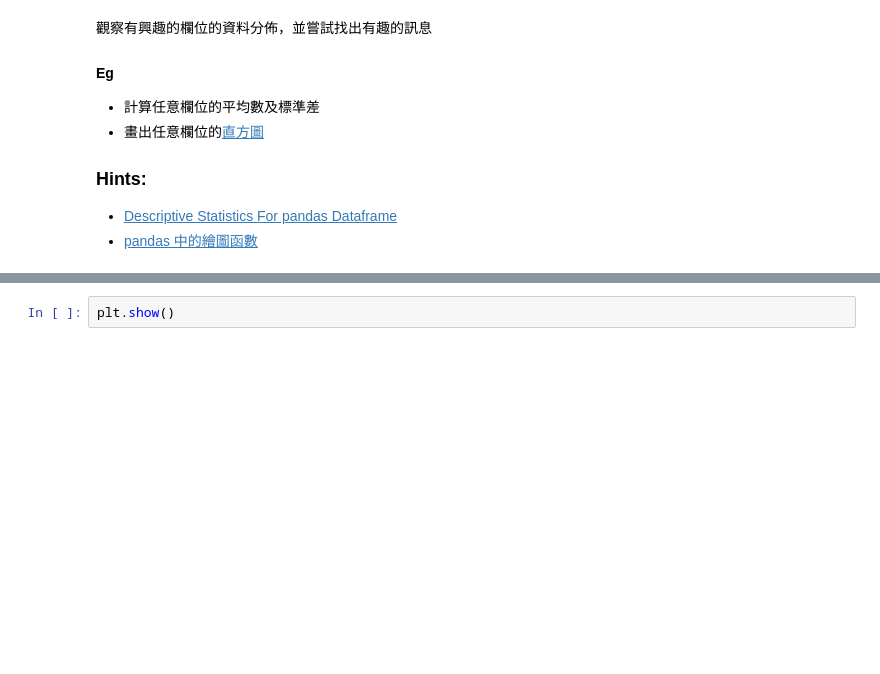
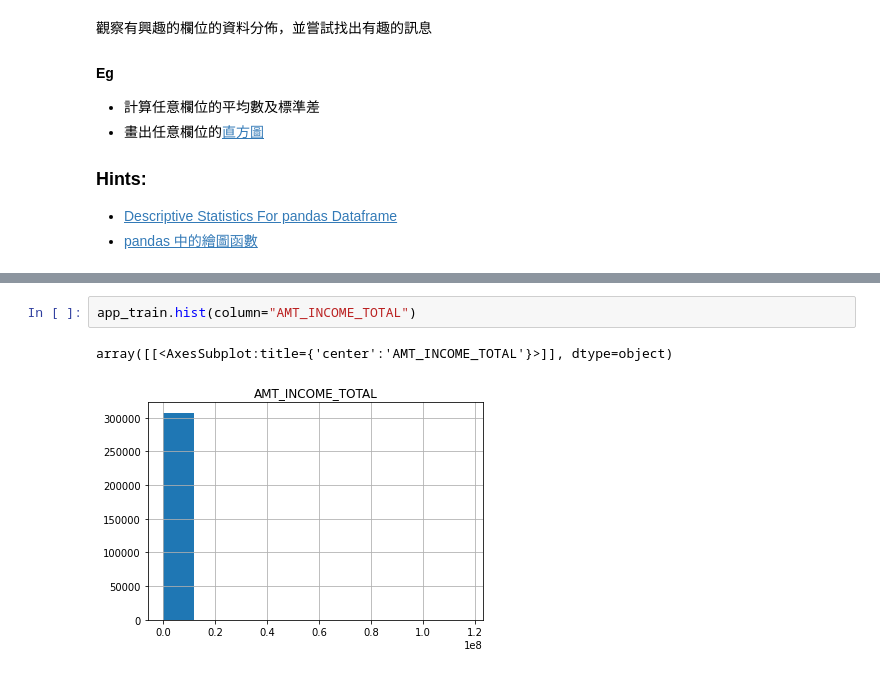
Before and after one commit to Chung-Yi/cupoy, a Jupyter notebook: D8/Day_008_HW-1.ipynb, the cells around one changed output, grey strips where cells are left out. Drawn from its saved outputs; the diff is of its cells as text; blank space fills up the shorter version.

```diff
--- a/D8/Day_008_HW-1.ipynb
+++ b/D8/Day_008_HW-1.ipynb
@@ -53,2 +97,5 @@ array([[<AxesSubplot:title={'center':'SK_ID_CURR'}>]], dtype=object)
-# %%
-plt.show()
+# %%
+app_train.hist(column="AMT_INCOME_TOTAL")
+# %% [output]
+array([[<AxesSubplot:title={'center':'AMT_INCOME_TOTAL'}>]], dtype=object)
+[figure, added]
```
Also changed, not shown: parts of 8 cells of this notebook.
